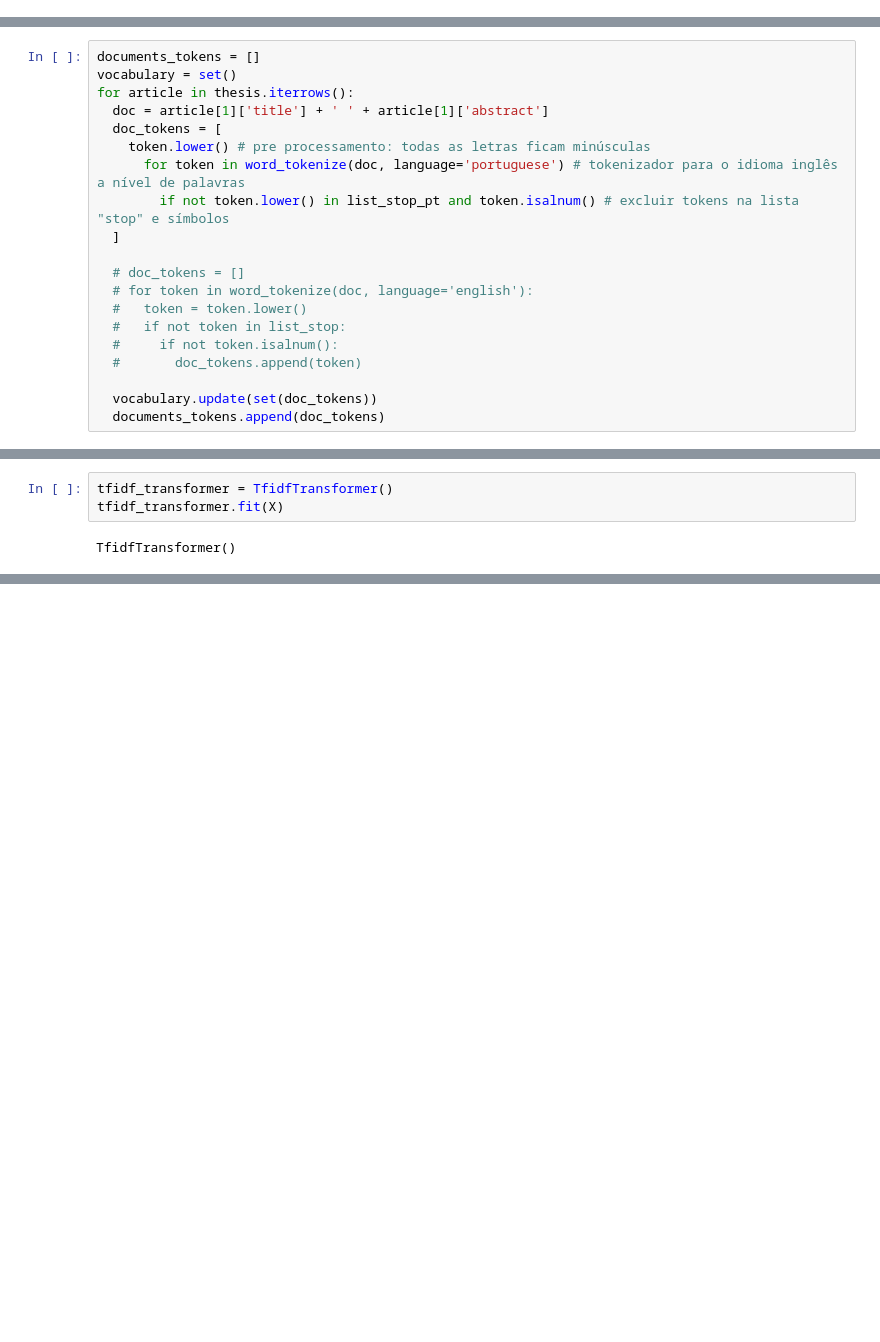
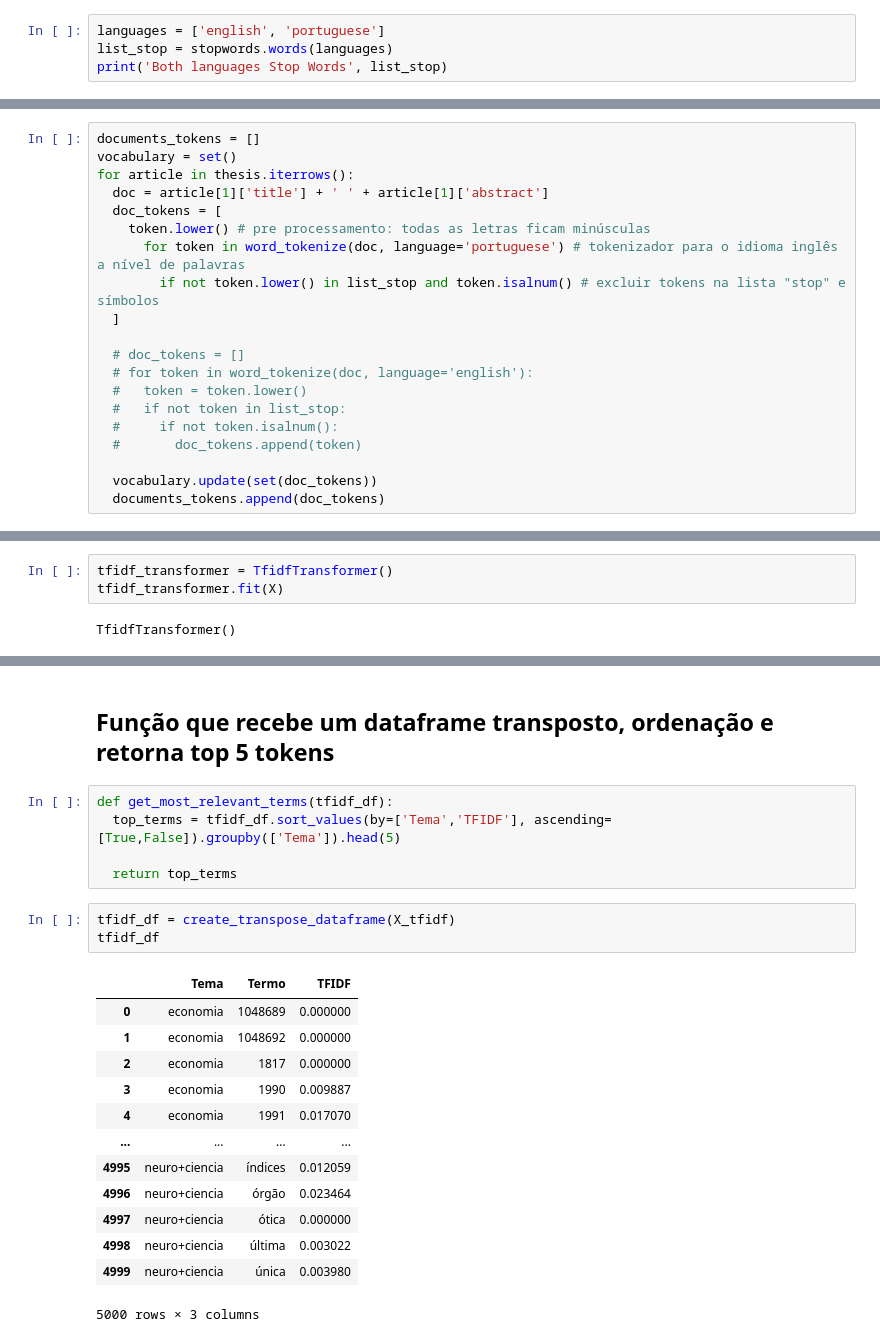
Before and after one commit to rgprado/Mineracao_de_Texto_na_Web_Coleta_de_Dados, a Jupyter notebook: Atividade_1_Coleta_de_dados_na_Web,_Pré_processamento_e_Extração_de_Características_do_Texto_Rodrigo_Prado.ipynb, the cells around one changed output, grey strips where cells are left out. Drawn from its saved outputs; the diff is of its cells as text; blank space fills up the shorter version.

```diff
--- a/Atividade_1_Coleta_de_dados_na_Web,_Pré_processamento_e_Extração_de_Características_do_Texto_Rodrigo_Prado.ipynb
+++ b/Atividade_1_Coleta_de_dados_na_Web,_Pré_processamento_e_Extração_de_Características_do_Texto_Rodrigo_Prado.ipynb
@@ -161,0 +187,4 @@ Portuguse Stop Words ['a', 'à', 'ao', 'aos', 'aquela', 'aquelas', 'aquele', 'aq
+# %%
+languages = ['english', 'portuguese']
+list_stop = stopwords.words(languages)
+print('Both languages Stop Words', list_stop)
@@ -192,7 +223,7 @@ for article in thesis.iterrows():
   doc_tokens = [
     token.lower() # pre processamento: todas as letras ficam minúsculas
       for token in word_tokenize(doc, language='portuguese') # tokenizador para o idioma inglês a nível de palavras
-        if not token.lower() in list_stop_pt and token.isalnum() # excluir tokens na lista "stop" e símbolos
+        if not token.lower() in list_stop and token.isalnum() # excluir tokens na lista "stop" e símbolos
   ]
 
   # doc_tokens = []
@@ -492,0 +531,24 @@ array([1235,  918, 1674, ..., 2300, 2299, 1749])
+# %% [markdown]
+## Função que recebe um dataframe transposto, ordenação e retorna top 5 tokens
+# %%
+def get_most_relevant_terms(tfidf_df):
+  top_terms = tfidf_df.sort_values(by=['Tema','TFIDF'], ascending=[True,False]).groupby(['Tema']).head(5)
+
+  return top_terms
+# %%
+tfidf_df = create_transpose_dataframe(X_tfidf)
+tfidf_df
+# %% [output]
+|  | Tema | Termo | TFIDF |
+| 0 | economia | 1048689 | 0.000000 |
+| 1 | economia | 1048692 | 0.000000 |
+| 2 | economia | 1817 | 0.000000 |
+| 3 | economia | 1990 | 0.009887 |
+| 4 | economia | 1991 | 0.017070 |
+| ... | ... | ... | ... |
+| 4995 | neuro+ciencia | índices | 0.012059 |
+| 4996 | neuro+ciencia | órgão | 0.023464 |
+| 4997 | neuro+ciencia | ótica | 0.000000 |
+| 4998 | neuro+ciencia | última | 0.003022 |
+| 4999 | neuro+ciencia | única | 0.003980 |
+5000 rows × 3 columns
```
Also changed, not shown: parts of 38 cells of this notebook.
